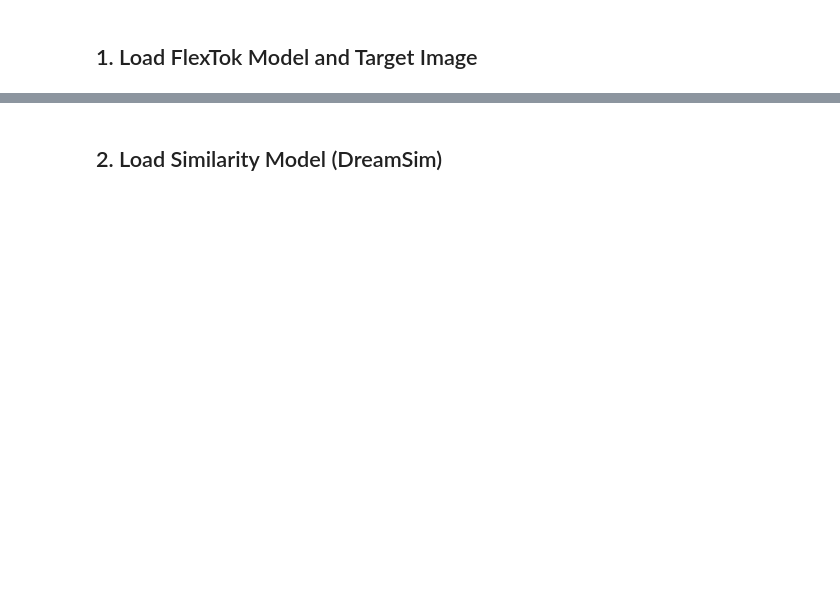
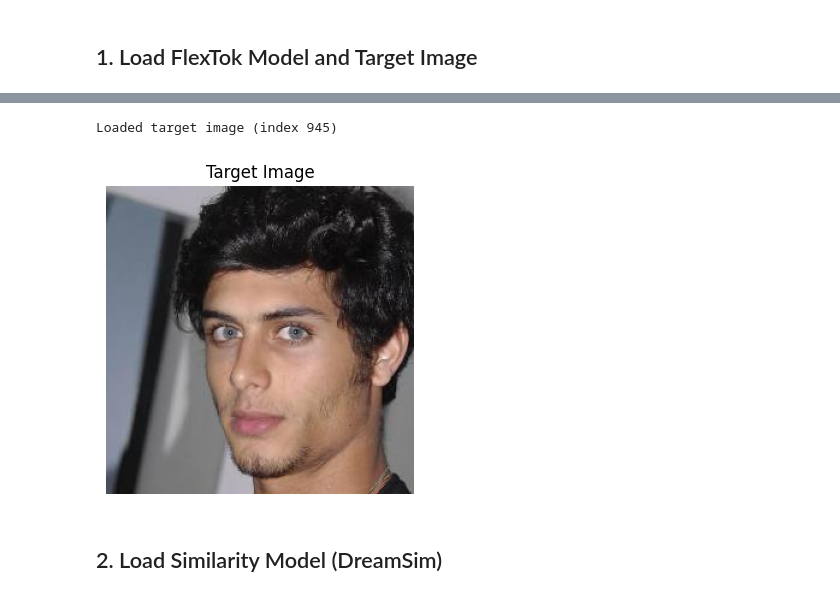
Before and after one commit to yukaryote/ml-flextok, a Jupyter notebook: notebooks/rl_search_example.ipynb, the cells around one changed output, grey strips where cells are left out. Drawn from its saved outputs; the diff is of its cells as text; code cells hidden in the pictures; blank space fills up the shorter version.

```diff
--- a/notebooks/rl_search_example.ipynb
+++ b/notebooks/rl_search_example.ipynb
@@ -59,26 +70,29 @@ print(f"Model loaded with FSQ levels: {FSQ_LEVELS}")
 # %%
 # Load target image from dataset
 IMG_SIZE = 256
 DATASET_NAME = "celebahq"
-DATASET_PATH = f"../data/{DATASET_NAME}/"
+DATASET_PATH = f"/home/iyu/ml-flextok/data/{DATASET_NAME}/"
+np.random.seed(420)  # For reproducibility
 
 val_dataset = CelebAHQDataset(
     root_dir=DATASET_PATH,
     img_size=IMG_SIZE,
     split="val",
 )
-
 # Get a random target image
 idx = np.random.randint(0, len(val_dataset))
 target_tensor = val_dataset[idx].unsqueeze(0).to(device)
 target_image = convert_images_to_pil(target_tensor)[0]
 
 print(f"Loaded target image (index {idx})")
 plt.figure(figsize=(4, 4))
 plt.imshow(target_image)
 plt.title("Target Image")
 plt.axis('off')
 plt.show()
+# %% [output]
+Loaded target image (index 945)
+[figure, added]
 # %% [markdown]
 ## 2. Load Similarity Model (DreamSim)
 # %%
```
Also changed, not shown: parts of 14 cells of this notebook, 43 other files.
